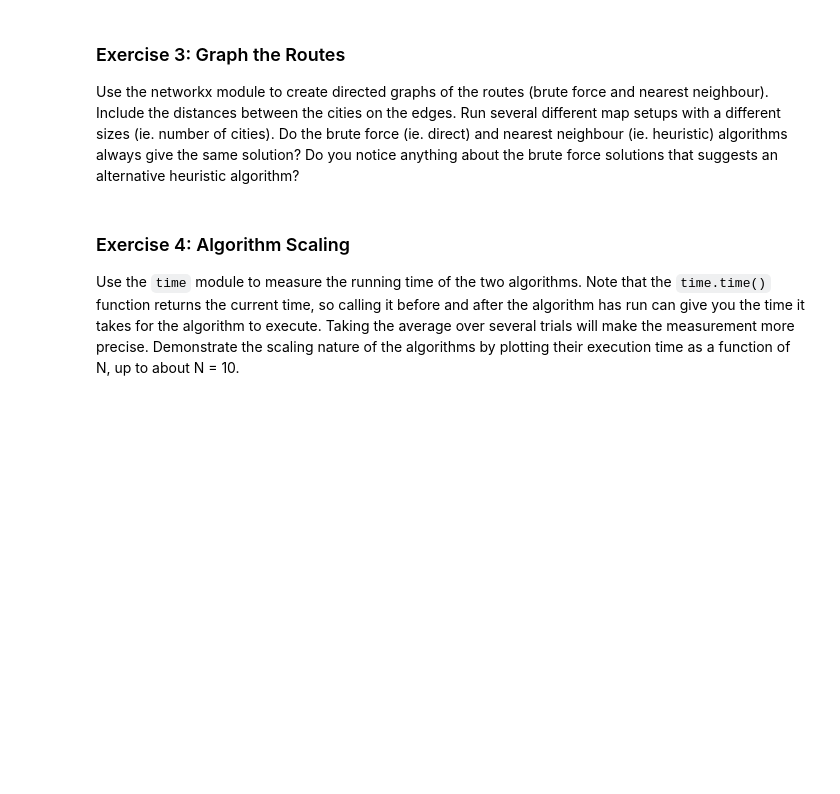
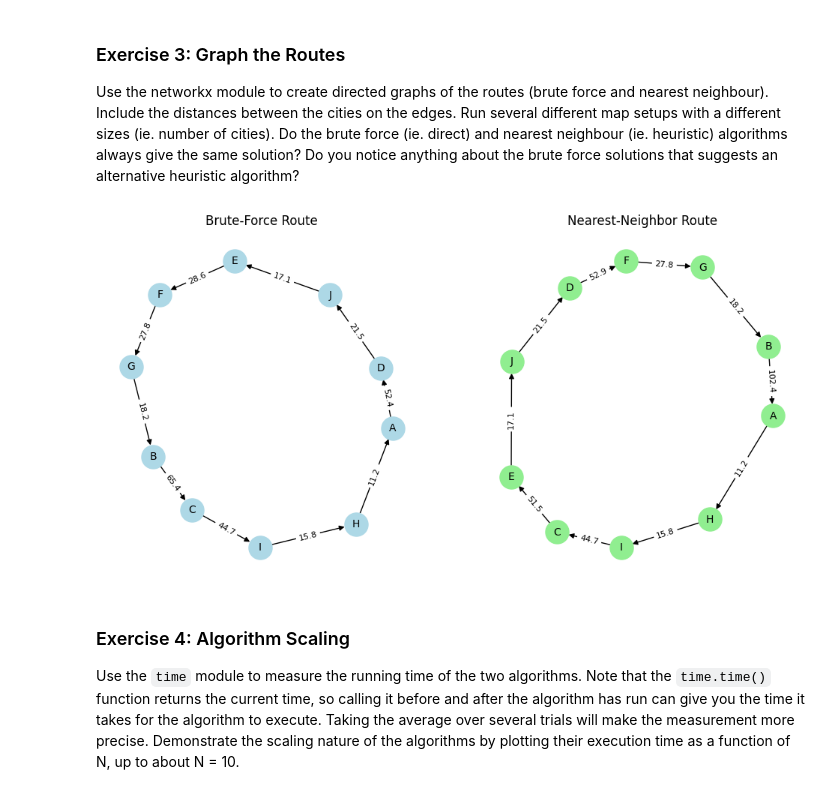
Before and after one commit to emkalan/comp215, a Jupyter notebook: labs/lab05_scaling.ipynb, the cells around one changed output. Cells and saved outputs as stored; diff of their text form; code cells hidden in the pictures; blank space fills up the shorter version.

```diff
--- a/labs/lab05_scaling.ipynb
+++ b/labs/lab05_scaling.ipynb
@@ -100,3 +219,63 @@ Use the networkx module to create directed graphs of the routes (brute force and
+# %%
+# Ex.3 your code here
+import networkx as nx
+import matplotlib.pyplot as plt
+
+def graph_routes(city_map, distances, brute_force_route, nearest_neighbour_route):
+  """
+  Graphs the routes found by the brute-force and nearest-neighbor algorithms.
+
+  Args:
+    city_map: A dictionary mapping city names to their coordinates.
+    distances: A dictionary containing distances between cities.
+    brute_force_route: The route found by the brute-force algorithm.
+      nearest_neighbour_route: The route found by the nearest-neighbor algorithm.
+  """
+
+  # Create directed graphs for both routes
+  G_brute_force = nx.DiGraph()
+  G_nearest_neighbour = nx.DiGraph()
+
+  # Add nodes (cities) to the graphs
+  G_brute_force.add_nodes_from(city_map.keys())
+  G_nearest_neighbour.add_nodes_from(city_map.keys())
+
+  # Add edges (routes) and edge labels (distances)
+  for i in range(len(brute_force_route) - 1):
+    city1 = brute_force_route[i]
+    city2 = brute_force_route[i + 1]
+    distance_between_cities = distances[(city1, city2)]
+    G_brute_force.add_edge(city1, city2, weight=distance_between_cities)
+
+  for i in range(len(nearest_neighbour_route) - 1):
+    city1 = nearest_neighbour_route[i]
+    city2 = nearest_neighbour_route[i + 1]
+    distance_between_cities = distances[(city1, city2)]
+    G_nearest_neighbour.add_edge(city1, city2, weight=distance_between_cities)
+
+  # Create subplots for the two graphs
+  fig, axes = plt.subplots(1, 2, figsize=(12, 6))
+
+  # Plot the brute-force route
+  pos = nx.spring_layout(G_brute_force)  # Adjust layout as needed
+  nx.draw(G_brute_force, pos, with_labels=True, node_color='lightblue', node_size=500, font_size=10, ax=axes[0])
+  edge_labels = nx.get_edge_attributes(G_brute_force, 'weight')
+  nx.draw_networkx_edge_labels(G_brute_force, pos, edge_labels=edge_labels, font_size=8, ax=axes[0])
+  axes[0].set_title("Brute-Force Route")
+
+  # Plot the nearest-neighbor route
+  pos = nx.spring_layout(G_nearest_neighbour)  # Adjust layout as needed
+  nx.draw(G_nearest_neighbour, pos, with_labels=True, node_color='lightgreen', node_size=500, font_size=10, ax=axes[1])
+  edge_labels = nx.get_edge_attributes(G_nearest_neighbour, 'weight')
+  nx.draw_networkx_edge_labels(G_nearest_neighbour, pos, edge_labels=edge_labels, font_size=8, ax=axes[1])
+  axes[1].set_title("Nearest-Neighbor Route")
+
+  plt.show()
+brute_force_route, _ = brute_force(city_map, distances)
+nearest_neighbour_route, _ = nearest_neighbour(city_map, distances)
+graph_routes(city_map, distances, best_route, nearest_neighbour_route)
+# %% [output]
+[figure, added]
 # %% [markdown]
 ### Exercise 4: Algorithm Scaling
 
```
Also changed, not shown: parts of 8 cells of this notebook.
